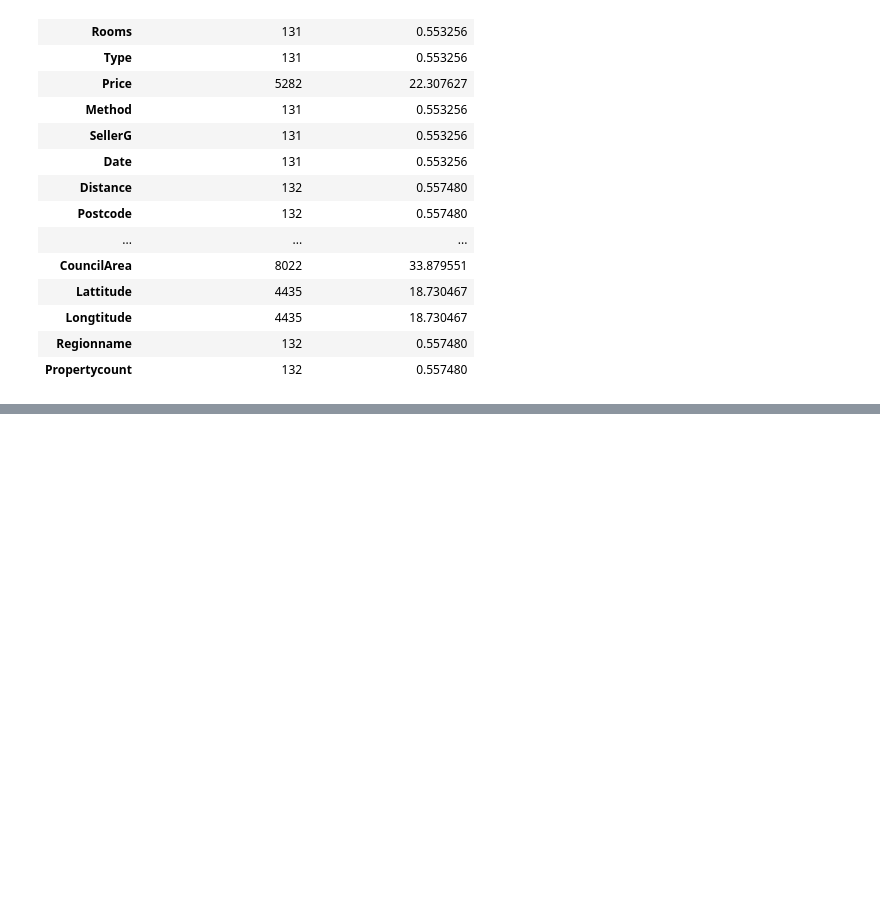
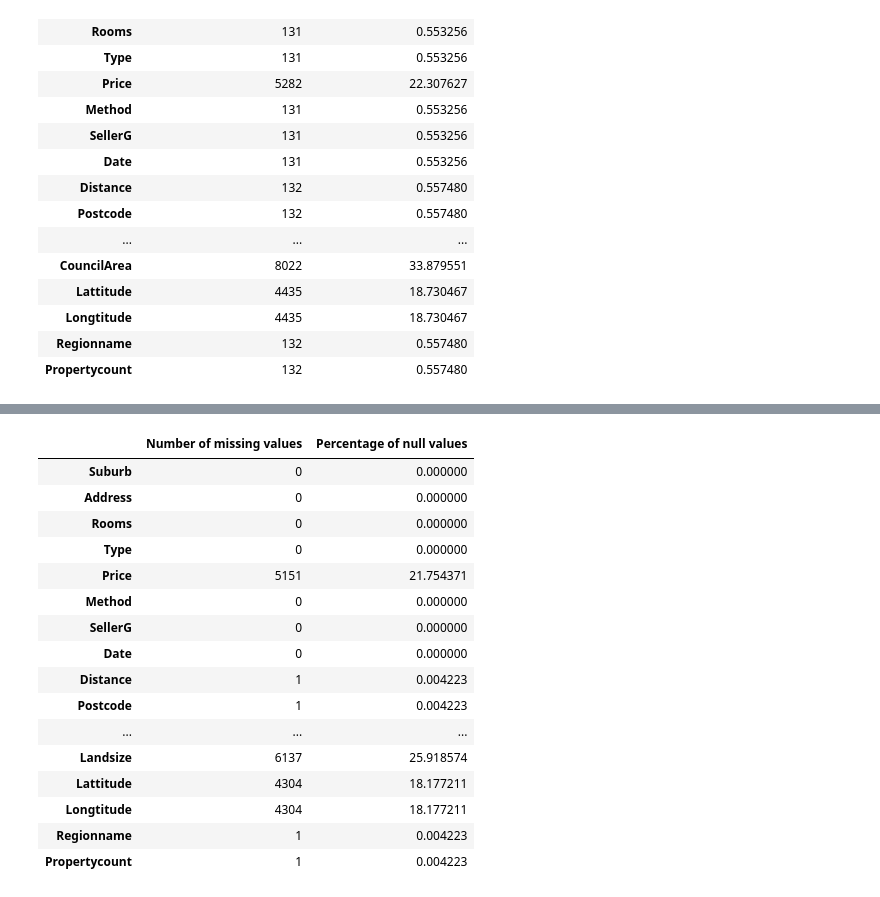
Before and after one commit to DipeshChothwe/Worksheets, a Jupyter notebook: Python_worksheet_12.ipynb, the cells around one changed output, grey strips where cells are left out. Cells and saved outputs as stored; diff of their text form; code cells hidden in the pictures; blank space fills up the shorter version.

```diff
--- a/Python_worksheet_12.ipynb
+++ b/Python_worksheet_12.ipynb
@@ -152,0 +176,5 @@ num_missing
+# %%
+num_missing_column = pd.DataFrame(nulldata.sum(axis=0), columns = ['Number of missing values'])
+num_missing_column["Percentage of null values"] = (num_missing_column/len(data.axes[0]))*100
+columnToDrop = num_missing_column[num_missing_column["Percentage of null values"] > 30].index
+columnToDrop
@@ -152,0 +272,22 @@ num_missing
+# %%
+num_missing_column = pd.DataFrame(nulldata.sum(axis=0), columns = ['Number of missing values'])
+num_missing_column["Percentage of null values"] = (num_missing_column/len(data.axes[0]))*100
+num_missing_column
+# %% [output]
+|  | Number of missing values | Percentage of null values |
+| Suburb | 0 | 0.000000 |
+| Address | 0 | 0.000000 |
+| Rooms | 0 | 0.000000 |
+| Type | 0 | 0.000000 |
+| Price | 5151 | 21.754371 |
+| Method | 0 | 0.000000 |
+| SellerG | 0 | 0.000000 |
+| Date | 0 | 0.000000 |
+| Distance | 1 | 0.004223 |
+| Postcode | 1 | 0.004223 |
+| ... | ... | ... |
+| Landsize | 6137 | 25.918574 |
+| Lattitude | 4304 | 18.177211 |
+| Longtitude | 4304 | 18.177211 |
+| Regionname | 1 | 0.004223 |
+| Propertycount | 1 | 0.004223 |
```
Also changed, not shown: parts of 24 cells of this notebook.
